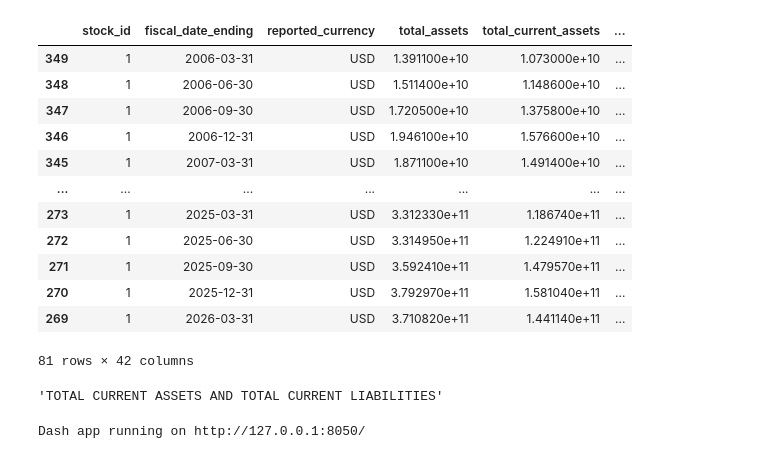
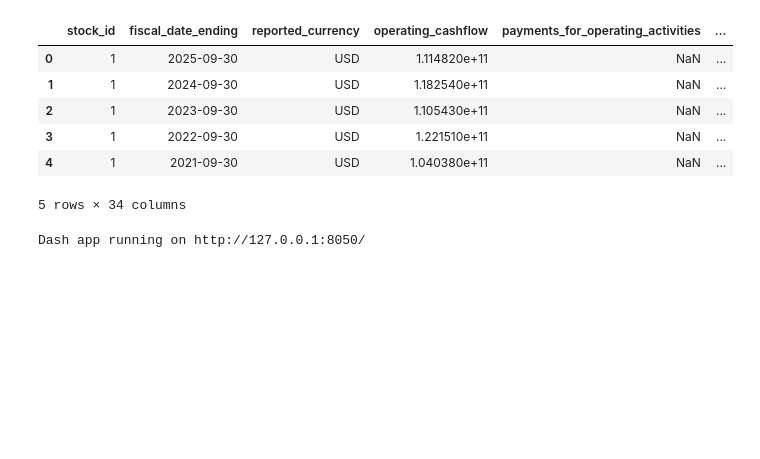
Before and after one commit to kumarbyes/project_stock_analysis, a Jupyter notebook: analysis_using_plotly_dash/dash_app.ipynb, the cells around one changed output. Drawn from its saved outputs; the diff is of its cells as text; code cells hidden in the pictures; blank space fills up the shorter version.

```diff
--- a/analysis_using_plotly_dash/dash_app.ipynb
+++ b/analysis_using_plotly_dash/dash_app.ipynb
@@ -213,26 +147,3 @@ balance_df.to_csv("balance_sheet.csv", index=False)
 calculated_column_names_bal = (["current_ratio","liabilities_to_equity","return_on_equity"])
 # %%
 bal_df_csv = pd.read_csv("balance_sheet.csv")
-# %%
-(bal_df_csv.query("stock_id == 1 and report_type == 'QUARTERLY'")
-            .sort_values(by="fiscal_date_ending"))
-# %% [output]
-|  | stock_id | fiscal_date_ending | reported_currency | total_assets | total_current_assets | ... |
-| 349 | 1 | 2006-03-31 | USD | 1.391100e+10 | 1.073000e+10 | ... |
-| 348 | 1 | 2006-06-30 | USD | 1.511400e+10 | 1.148600e+10 | ... |
-| 347 | 1 | 2006-09-30 | USD | 1.720500e+10 | 1.375800e+10 | ... |
-| 346 | 1 | 2006-12-31 | USD | 1.946100e+10 | 1.576600e+10 | ... |
-| 345 | 1 | 2007-03-31 | USD | 1.871100e+10 | 1.491400e+10 | ... |
-| ... | ... | ... | ... | ... | ... | ... |
-| 273 | 1 | 2025-03-31 | USD | 3.312330e+11 | 1.186740e+11 | ... |
-| 272 | 1 | 2025-06-30 | USD | 3.314950e+11 | 1.224910e+11 | ... |
-| 271 | 1 | 2025-09-30 | USD | 3.592410e+11 | 1.479570e+11 | ... |
-| 270 | 1 | 2025-12-31 | USD | 3.792970e+11 | 1.581040e+11 | ... |
-| 269 | 1 | 2026-03-31 | USD | 3.710820e+11 | 1.441140e+11 | ... |
-81 rows × 42 columns
-# %%
-column_name = ["total_current_assets", "total_current_liabilities"]
-" and ".join(column_name).replace("_", " ").upper()
-#" and ".join(column_name).upper().replace("_"," ")
-# %% [output]
-'TOTAL CURRENT ASSETS AND TOTAL CURRENT LIABILITIES'
@@ -239,3 +164,15 @@ column_name = ["total_current_assets", "total_current_liabilities"]
+# %%
+cash_df_csv = pd.read_csv("cashflow.csv")
+# %%
+cash_df_csv.head()
+# %% [output]
+|  | stock_id | fiscal_date_ending | reported_currency | operating_cashflow | payments_for_operating_activities | ... |
+| 0 | 1 | 2025-09-30 | USD | 1.114820e+11 | NaN | ... |
+| 1 | 1 | 2024-09-30 | USD | 1.182540e+11 | NaN | ... |
+| 2 | 1 | 2023-09-30 | USD | 1.105430e+11 | NaN | ... |
+| 3 | 1 | 2022-09-30 | USD | 1.221510e+11 | NaN | ... |
+| 4 | 1 | 2021-09-30 | USD | 1.040380e+11 | NaN | ... |
+5 rows × 34 columns
 # %%
 template_name = "superhero"
 load_figure_template(template_name)
```
Also changed, not shown: parts of 11 cells of this notebook, 5 other files.
